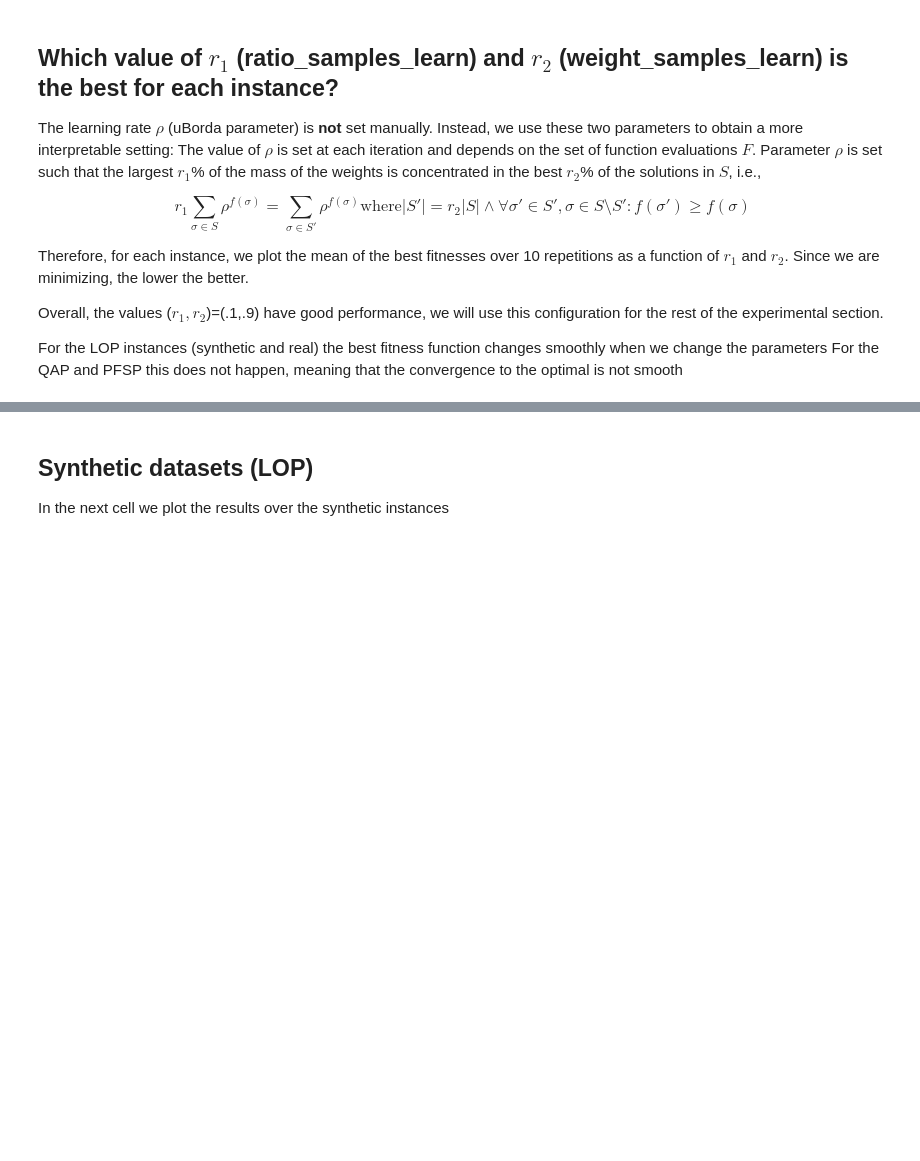
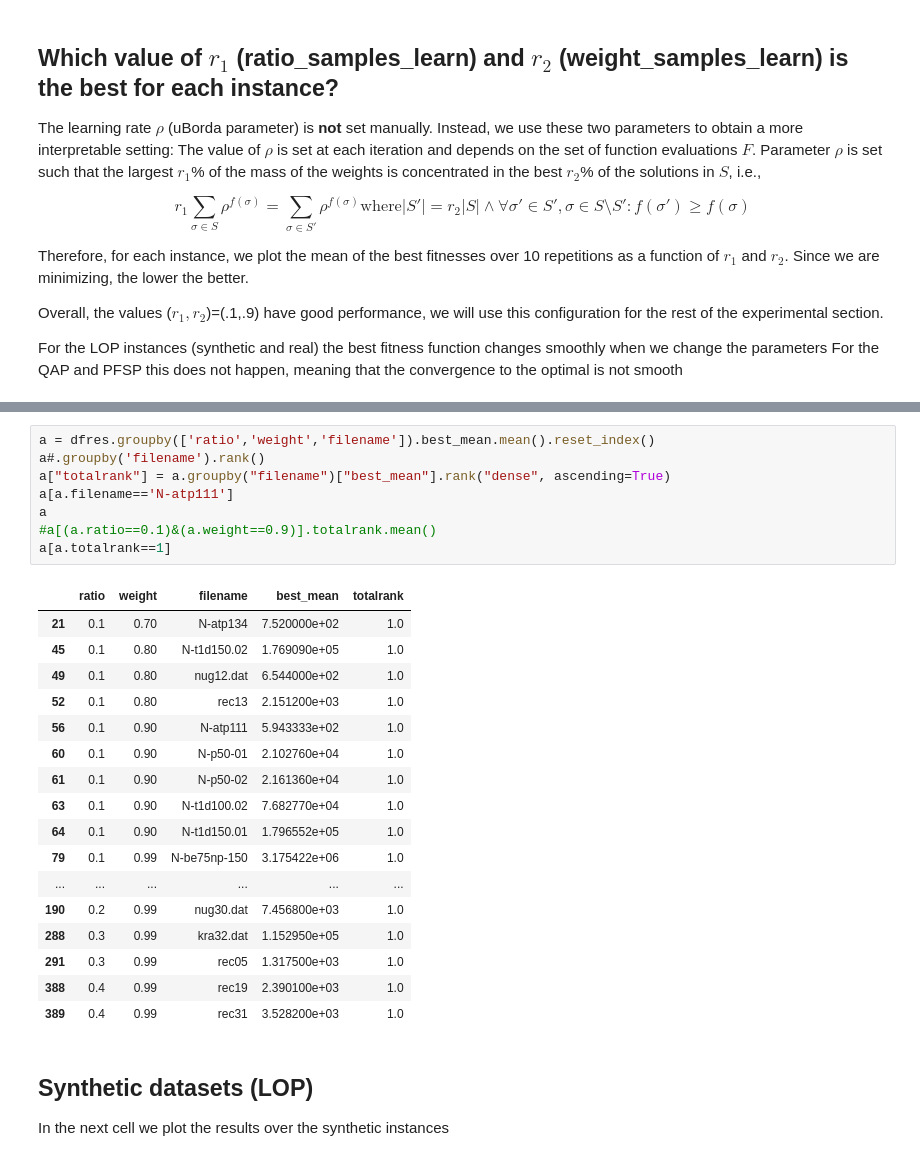
Before and after one commit to ekhiru/BB_optim, a Jupyter notebook: BB opt 2.ipynb, the cells around one changed output, grey strips where cells are left out. Cells and saved outputs as stored; diff of their text form; blank space fills up the shorter version.

```diff
--- a/BB opt 2.ipynb
+++ b/BB opt 2.ipynb
@@ -119,3 +120,29 @@ N-p50-02
+# %%
+a = dfres.groupby(['ratio','weight','filename']).best_mean.mean().reset_index()
+a#.groupby('filename').rank()
+a["totalrank"] = a.groupby("filename")["best_mean"].rank("dense", ascending=True)
+a[a.filename=='N-atp111']
+a
+#a[(a.ratio==0.1)&(a.weight==0.9)].totalrank.mean()
+a[a.totalrank==1]
+# %% [output]
+|  | ratio | weight | filename | best_mean | totalrank |
+| 21 | 0.1 | 0.70 | N-atp134 | 7.520000e+02 | 1.0 |
+| 45 | 0.1 | 0.80 | N-t1d150.02 | 1.769090e+05 | 1.0 |
+| 49 | 0.1 | 0.80 | nug12.dat | 6.544000e+02 | 1.0 |
+| 52 | 0.1 | 0.80 | rec13 | 2.151200e+03 | 1.0 |
+| 56 | 0.1 | 0.90 | N-atp111 | 5.943333e+02 | 1.0 |
+| 60 | 0.1 | 0.90 | N-p50-01 | 2.102760e+04 | 1.0 |
+| 61 | 0.1 | 0.90 | N-p50-02 | 2.161360e+04 | 1.0 |
+| 63 | 0.1 | 0.90 | N-t1d100.02 | 7.682770e+04 | 1.0 |
+| 64 | 0.1 | 0.90 | N-t1d150.01 | 1.796552e+05 | 1.0 |
+| 79 | 0.1 | 0.99 | N-be75np-150 | 3.175422e+06 | 1.0 |
+| ... | ... | ... | ... | ... | ... |
+| 190 | 0.2 | 0.99 | nug30.dat | 7.456800e+03 | 1.0 |
+| 288 | 0.3 | 0.99 | kra32.dat | 1.152950e+05 | 1.0 |
+| 291 | 0.3 | 0.99 | rec05 | 1.317500e+03 | 1.0 |
+| 388 | 0.4 | 0.99 | rec19 | 2.390100e+03 | 1.0 |
+| 389 | 0.4 | 0.99 | rec31 | 3.528200e+03 | 1.0 |
 # %% [markdown]
 ## Synthetic datasets (LOP)
 
```
Also changed, not shown: parts of 2 cells of this notebook, 22 other files.
